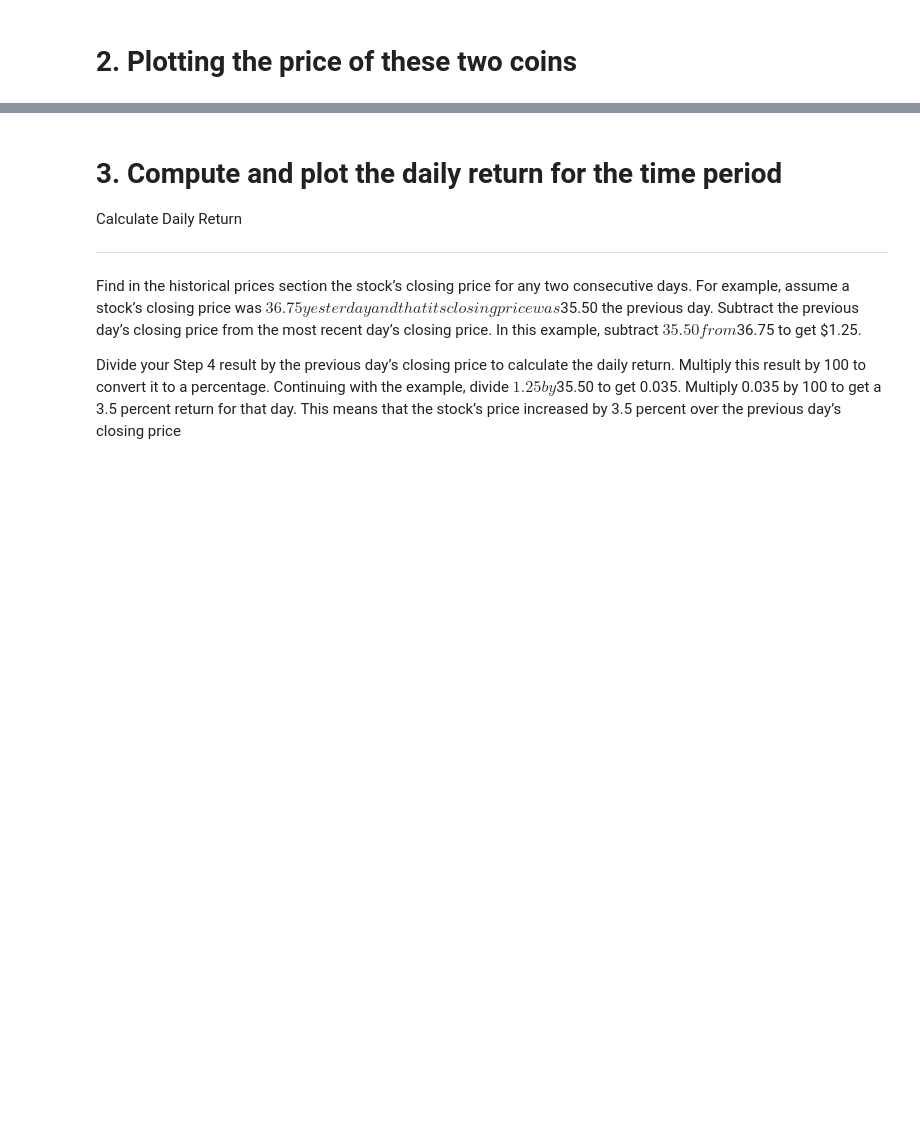
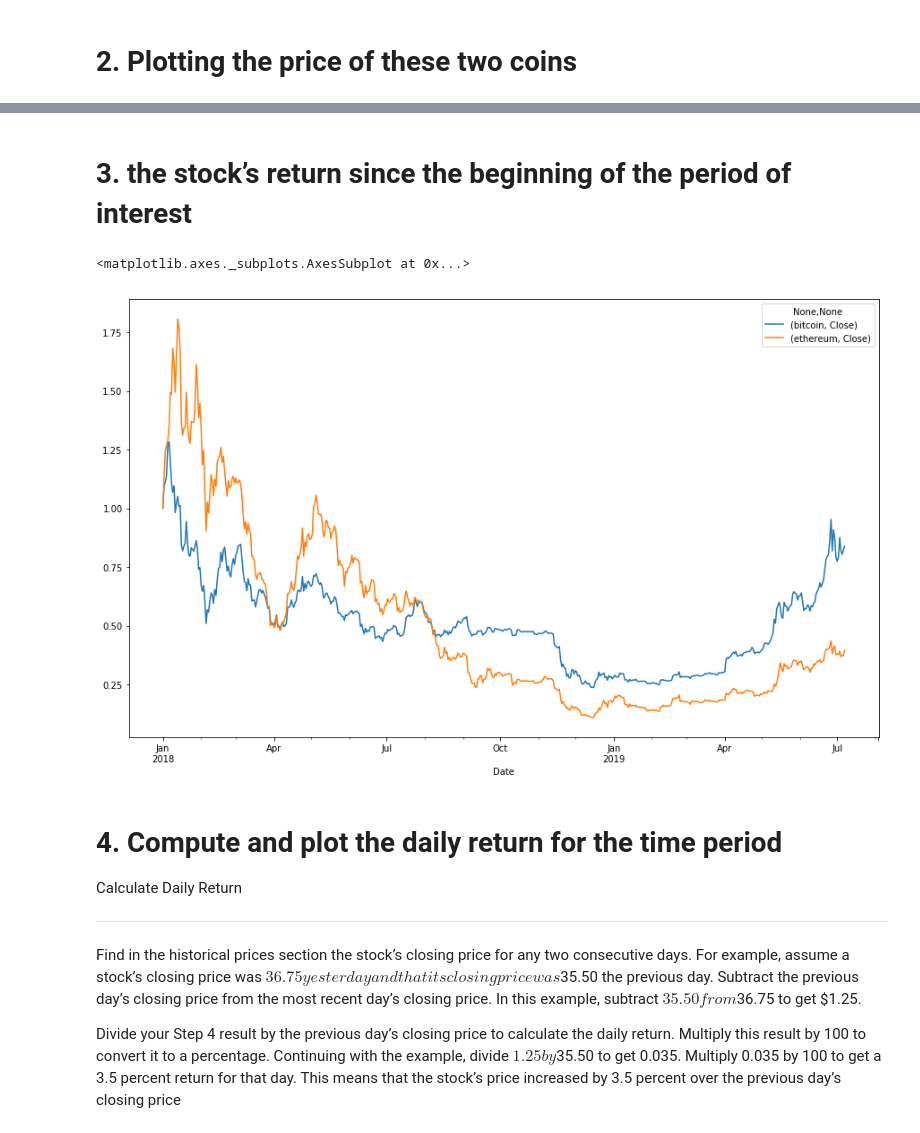
Before and after one commit to CharuJames/Data-Science, a Jupyter notebook: CoinMarketCap.ipynb, the cells around one changed output, grey strips where cells are left out. Saved outputs shown, nothing was run; the diff lists cells and outputs as text; code cells hidden in the pictures; blank space fills up the shorter version.

```diff
--- a/CoinMarketCap.ipynb
+++ b/CoinMarketCap.ipynb
@@ -44,5 +49,13 @@ plt.show()
+# %% [markdown]
+# 3. the stock’s return since the beginning of the period of interest
+# %%
+df_cryptos = df_cryptos.apply(lambda x: x / x[0])
+df_cryptos.plot()
+# %% [output]
+<matplotlib.axes._subplots.AxesSubplot at 0x...>
+[figure, added]
 # %% [markdown]
-# 3. Compute and plot the daily return for the time period
+# 4. Compute and plot the daily return for the time period
 
 Calculate Daily Return
 ***********************
```
Also changed, not shown: parts of 12 cells of this notebook.
